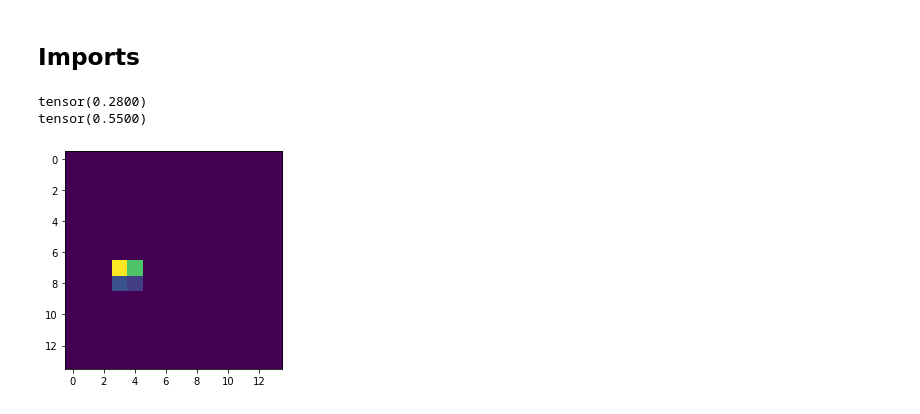
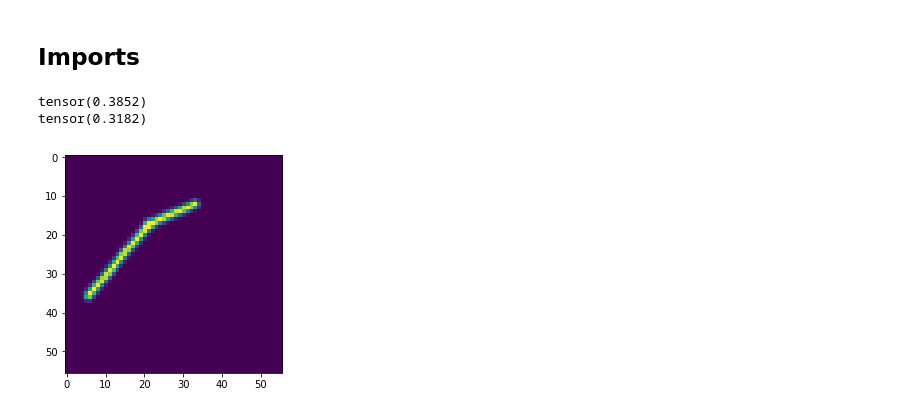
Before and after one commit to yinondouchan/pose_estimation_train, a Jupyter notebook: eval_cmap_paf.ipynb, the cells around one changed output. Cells and saved outputs as stored; diff of their text form; code cells hidden in the pictures.

```diff
--- a/eval_cmap_paf.ipynb
+++ b/eval_cmap_paf.ipynb
@@ -109,40 +88,38 @@ def check_bounds(x, y, H, W):
 # %%
 import matplotlib.pyplot as plt
 
-out_size = 14
+out_size = 56
 
 config = BodyAndFeetConfig(out_size, out_size)
 
 peaks = torch.zeros(config.num_parts, 100, 2)
 counts = torch.ones(config.num_parts)
 
 for i in range(config.num_parts):
-    peaks[i][0][0] = 0.55 # np.random.rand()
-    peaks[i][0][1] = 0.28 # np.random.rand()
+    peaks[i][0][0] = np.random.rand()
+    peaks[i][0][1] = np.random.rand()
 
-stdev = 10
+stdev = 1
 window = 5 * stdev
 cmap = generate_cmap_pinpoint(counts, peaks, out_size, out_size, amplify_output=True)
 
 connections = torch.zeros(config.num_links, 2, 100) - 1
 
-# for i in range(config.num_links):
-#     connections[i][0][0] = 0
-#     connections[i][1][0] = 0
+for i in range(config.num_links):
+    connections[i][0][0] = 0
+    connections[i][1][0] = 0
 
-# for i in range(1000):
-#     paf = generate_paf(connections, config.topology, counts, peaks, 56, 56, stdev, window)
-#     print(i)
+paf = generate_topology_independent_paf(connections, config.topology, counts, peaks, 56, 56, stdev)
 
 yy, xx = torch.meshgrid(torch.arange(out_size), torch.arange(out_size))
 yy = yy + 0.5
 xx = xx + 0.5
 print(torch.sum(xx * cmap[0]) / torch.sum(cmap[0]) / out_size)
 print(torch.sum(yy * cmap[0]) / torch.sum(cmap[0]) / out_size)
 
-plt.imshow(cmap[0], vmin=0, vmax=1)
+plt.imshow(paf[0], vmin=0, vmax=1)
 plt.show()
 # %% [output]
-tensor(0.2800)
-tensor(0.5500)
+tensor(0.3852)
+tensor(0.3182)
-[figure, old version]
+[figure, new version]
```
Also changed, not shown: parts of 4 cells of this notebook, 3 other files.
